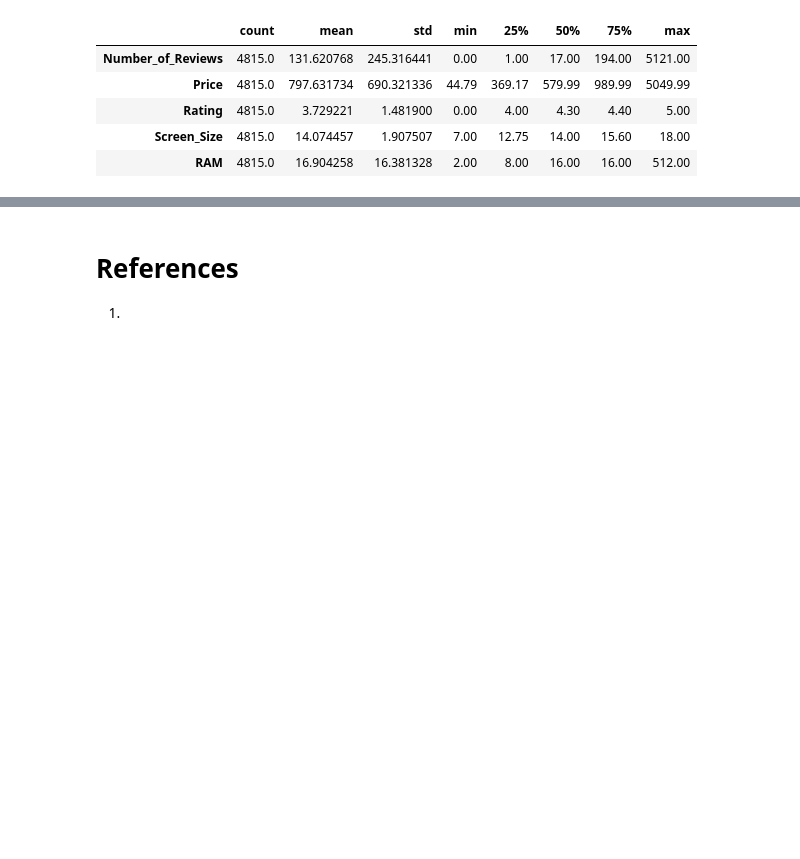
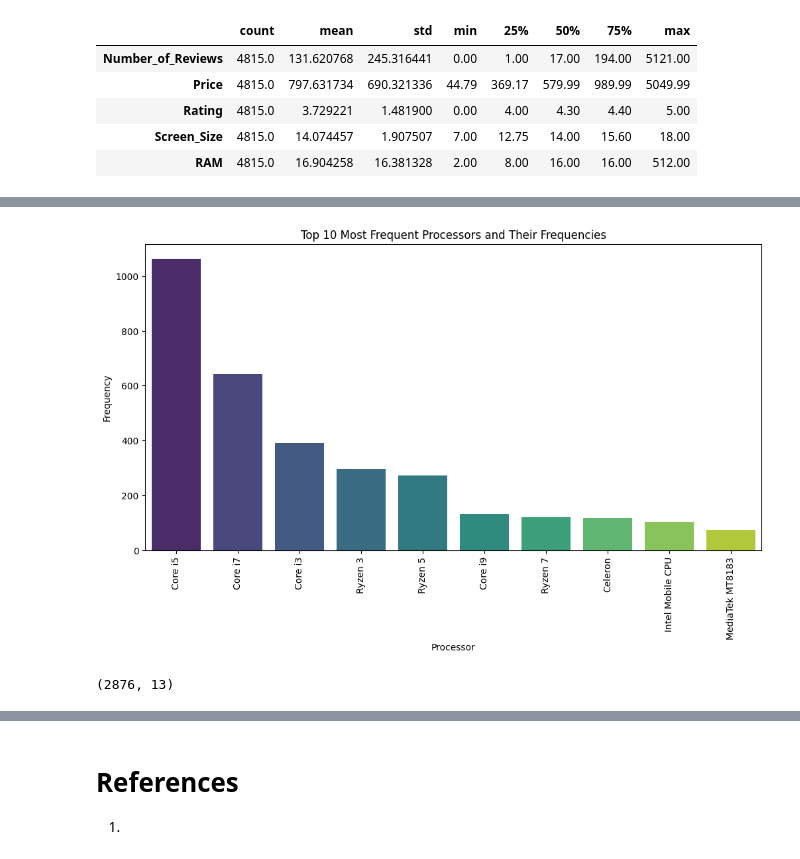
Before and after one commit to VaibhavSaran/CSE-587-PROJECT-LAPTRACK, a Jupyter notebook: Project Laptrack - Phase 1 Exploratory Data Analysis.ipynb, the cells around one changed output, grey strips where cells are left out. Saved outputs shown, nothing was run; the diff lists cells and outputs as text; code cells hidden in the pictures; blank space fills up the shorter version.

```diff
--- a/Project Laptrack - Phase 1 Exploratory Data Analysis.ipynb
+++ b/Project Laptrack - Phase 1 Exploratory Data Analysis.ipynb
@@ -1080,0 +1101,3 @@ plt.show()
+# %%
+top_10_processors = sdf['Processor'].value_counts().head(10)
+top_10_processors
@@ -1080,0 +1117,12 @@ plt.show()
+# %%
+plt.figure(figsize=(12, 6))  # Set the figure size
+sns.barplot(x=top_10_processors.index, y=top_10_processors.values, palette='viridis')
+
+plt.title('Top 10 Most Frequent Processors and Their Frequencies')
+plt.xlabel('Processor')
+plt.ylabel('Frequency')
+plt.xticks(rotation=90)
+
+plt.show()
+# %% [output]
+[figure, added]
@@ -1080,0 +1132,6 @@ plt.show()
+# %%
+top_10_brands_list = sdf['Laptop_Brand'].value_counts().head(10).index.tolist()
+filtered_processor_N_brandDF = filtered_processor_df[filtered_processor_df['Laptop_Brand'].isin(top_10_brands_list)]
+filtered_processor_N_brandDF.shape
+# %% [output]
+(2876, 13)
```
Also changed, not shown: parts of 42 cells of this notebook.
